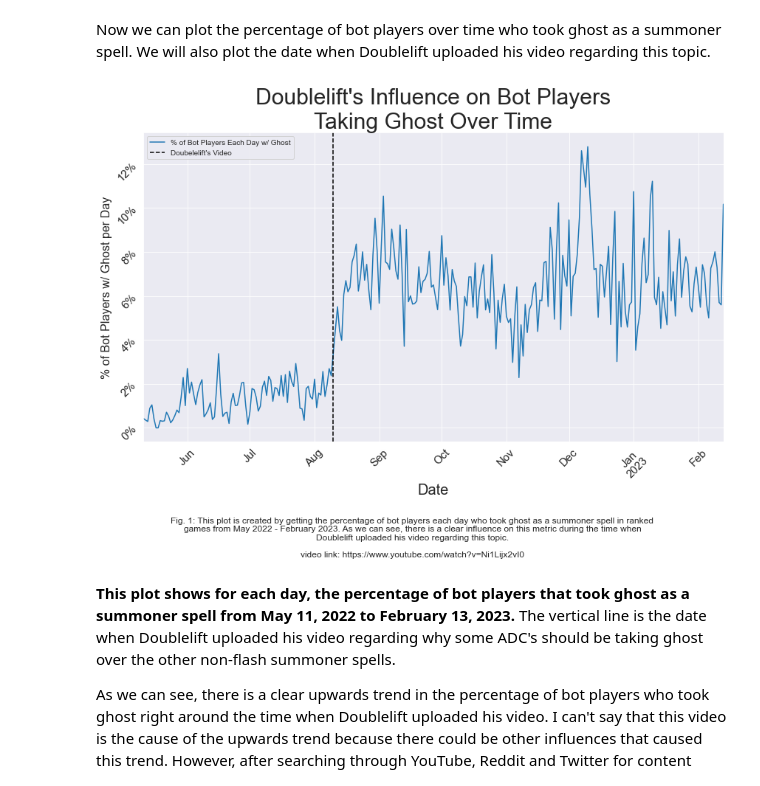
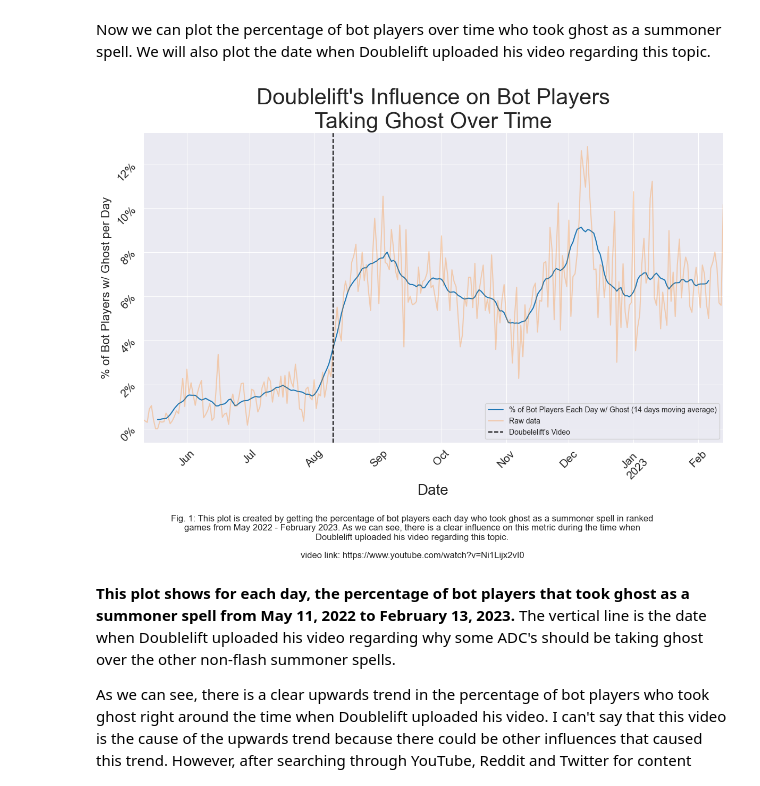
Before and after one commit to GitErickL/Doublelift-Ghost, a Jupyter notebook: Data Analysis.ipynb, the cells around one changed output. Drawn from its saved outputs; the diff is of its cells as text; code cells hidden in the pictures.

Commit message:
add moving average on main graphic

```diff
--- a/Data Analysis.ipynb
+++ b/Data Analysis.ipynb
@@ -112,26 +133,30 @@ df_days = df_days[~df_days.index.isin(df_days.iloc[[0,-1],].index)] #there's pro
 # %% [markdown]
 Now we can plot the percentage of bot players over time who took ghost as a summoner spell. We will also plot the date when Doublelift uploaded his video regarding this topic.
 # %%
-df_days["ghost_percent"].plot(figsize = (12,8), label = "% of Bot Players Each Day w/ Ghost")
+moving_average_width = 14
 
+s_dec_add = seasonal_decompose(df_days["ghost_percent"], model = "additive", period=moving_average_width)
+
+s_dec_add.trend.plot(label=f"% of Bot Players Each Day w/ Ghost ({moving_average_width} days moving average)")
+df_days["ghost_percent"].plot(figsize = (12,8), label = "Raw data", alpha=0.3)
 
 plt.axvline(x = datetime.datetime.strptime("2022-08-10", "%Y-%m-%d"), ls = '--', c = 'black',
             label = "Doubelelift's Video")
 plt.xlabel("Date",fontsize = 20)
 plt.ylabel("% of Bot Players w/ Ghost per Day",fontsize = 16)
 plt.title("Doublelift's Influence on Bot Players\nTaking Ghost Over Time", fontsize = 30)
 plt.xticks(fontsize = 15, rotation = 45)
 plt.yticks(fontsize = 15, rotation = 45)
 plt.legend()
 plt.gca().set_yticklabels([f'{x:.0%}' for x in plt.gca().get_yticks()])
 #plt.grid(alpha = .4)
 txt="Fig. 1: This plot is created by getting the percentage of bot players each day who took ghost as a summoner spell in ranked\ngames from May 2022 - February 2023. As we can see, there is a clear influence on this metric during the time when\nDoublelift uploaded his video regarding this topic.\n\nvideo link: https://www.youtube.com/watch?v=Ni1Lijx2vI0"
 plt.figtext(0.5, -0.12, txt, wrap=True, horizontalalignment='center', fontsize=12)
 plt.tight_layout()
 plt.savefig("Doublelift_Influence.png", bbox_inches='tight')
 plt.show()
 # %% [output]
-[figure, old version]
+[figure, new version]
 # %% [markdown]
 **This plot shows for each day, the percentage of bot players that took ghost as a summoner spell from May 11, 2022 to February 13, 2023.** The vertical line is the date when Doublelift uploaded his video regarding why some ADC's should be taking ghost over the other non-flash summoner spells.
 
```
Also changed, not shown: parts of 3 cells of this notebook, 2 other files.
